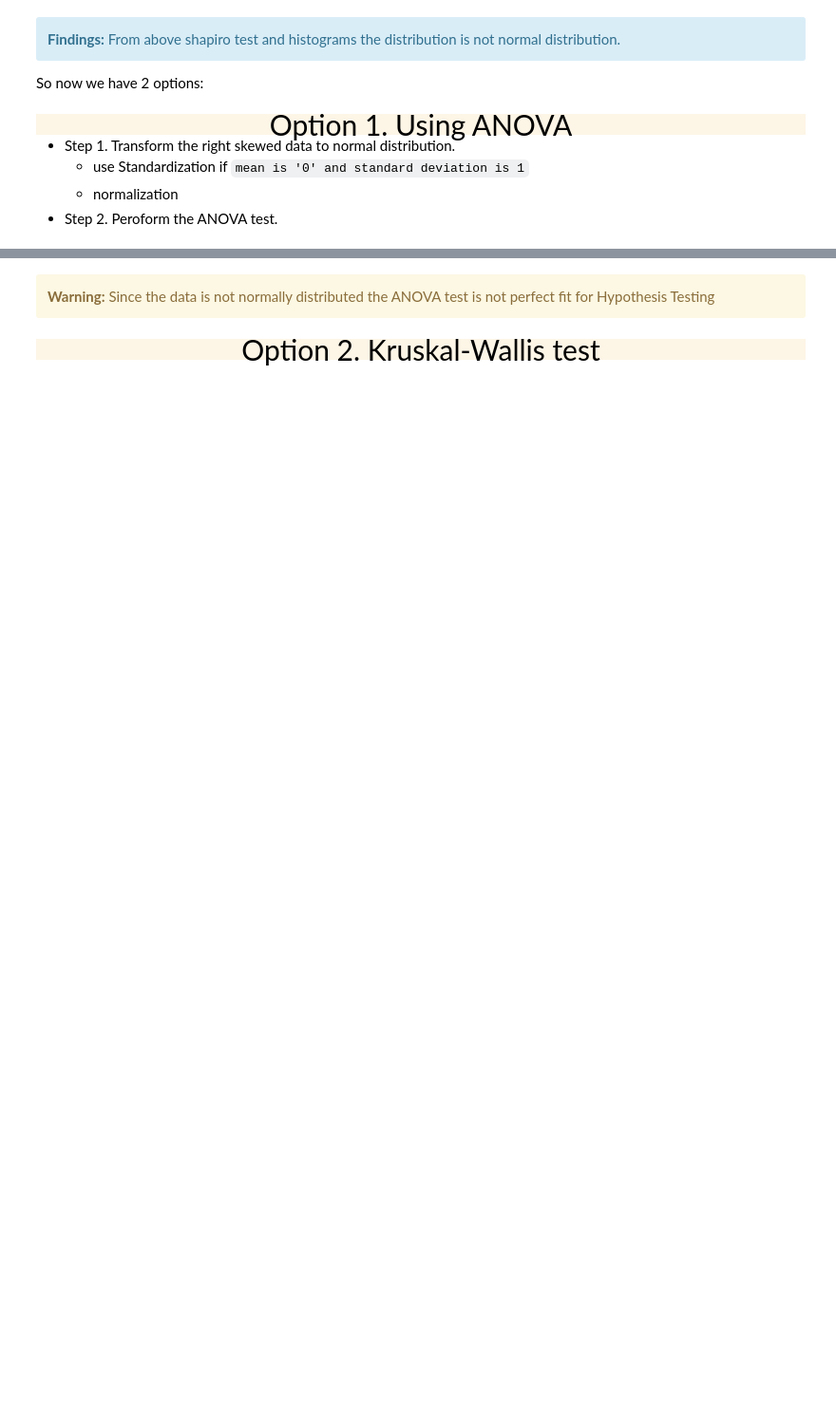
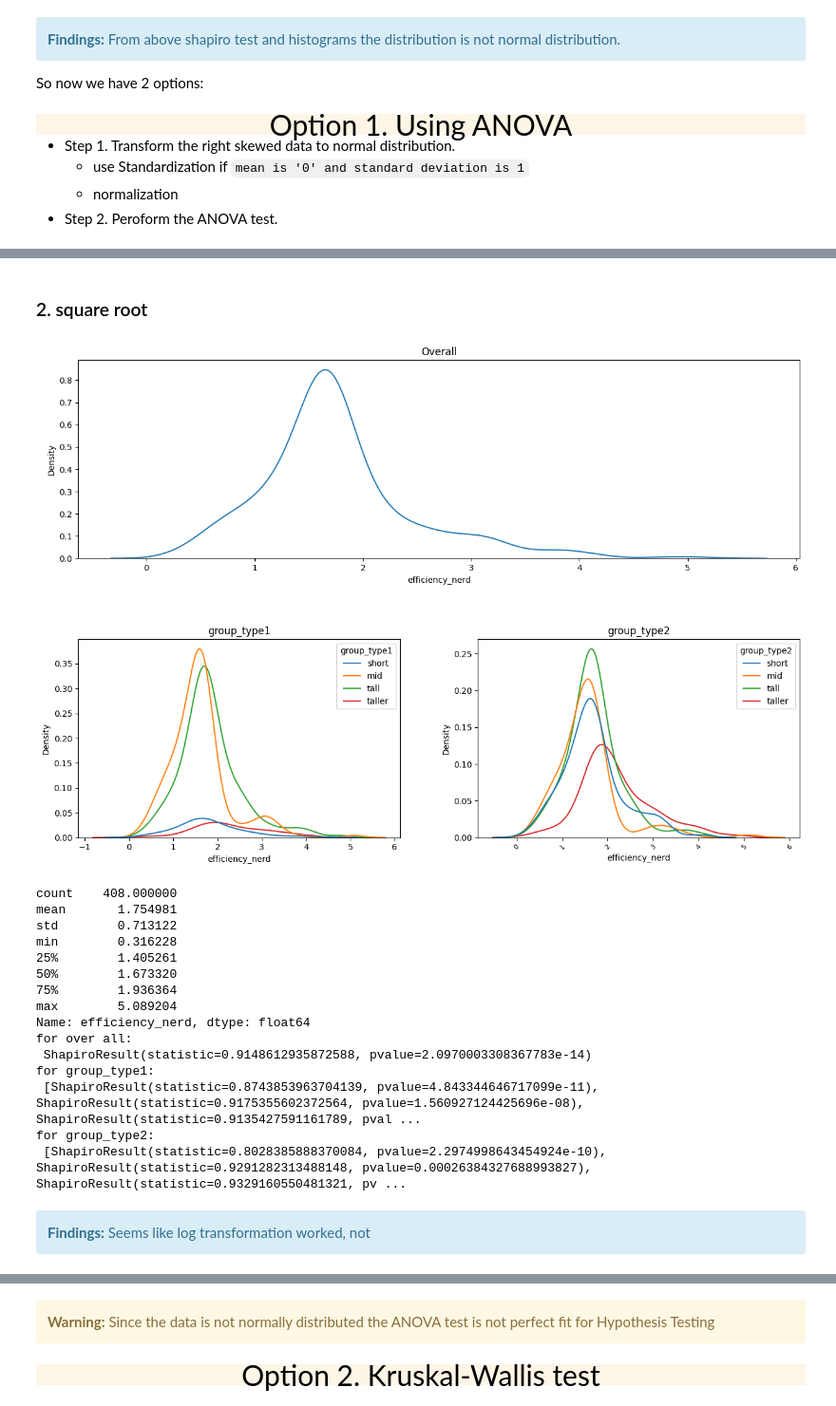
Before and after one commit to manab36/Data-Analysis, a Jupyter notebook: basketball_players_hypothesis_testing.ipynb, the cells around one changed output, grey strips where cells are left out. Shown at 95% size. Cells and saved outputs as stored; diff of their text form; code cells hidden in the pictures; blank space fills up the shorter version.

```diff
--- a/basketball_players_hypothesis_testing.ipynb
+++ b/basketball_players_hypothesis_testing.ipynb
@@ -607,0 +385,49 @@ F_onewayResult(statistic=0.9678721848616909, pvalue=0.41133745105693864)
+# %% [markdown]
+### 2. square root
+# %%
+new_df= anova_df.copy(deep=True)
+
+new_df["efficiency_nerd"]= np.sqrt(new_df["efficiency_nerd"])
+
+fig= plt.figure(figsize=(14,10))
+
+plt.subplot(211).title.set_text('Overall')
+sns.kdeplot(data= new_df, x= "efficiency_nerd")
+
+plt.subplot(223).title.set_text('group_type1')
+sns.kdeplot(data= new_df, x= "efficiency_nerd", hue= "group_type1")
+plt.subplot(224).title.set_text('group_type2')
+sns.kdeplot(data= new_df, x= "efficiency_nerd", hue= "group_type2")
+
+fig.tight_layout(pad=5.0)
+plt.xticks(rotation=45,fontsize=8)
+plt.show()
+
+
+print(new_df["efficiency_nerd"].describe())
+print("for over all: \n", shapiro(new_df["efficiency_nerd"]))
+print("for group_type1:\n", [shapiro(new_df[new_df["group_type1"]== i]["efficiency_nerd"]) for i in new_df["group_type1"].unique()])
+print("for group_type2:\n", [shapiro(new_df[new_df["group_type2"]== i]["efficiency_nerd"]) for i in new_df["group_type2"].unique()])
+
+del(new_df)
+# %% [output]
+[figure, added]
+count    408.000000
+mean       1.754981
+std        0.713122
+min        0.316228
+25%        1.405261
+50%        1.673320
+75%        1.936364
+max        5.089204
+Name: efficiency_nerd, dtype: float64
+for over all:
+ ShapiroResult(statistic=0.9148612935872588, pvalue=2.0970003308367783e-14)
+for group_type1:
+ [ShapiroResult(statistic=0.8743853963704139, pvalue=4.843344646717099e-11), ShapiroResult(statistic=0.9175355602372564, pvalue=1.560927124425696e-08), ShapiroResult(statistic=0.9135427591161789, pval ...
+for group_type2:
+ [ShapiroResult(statistic=0.8028385888370084, pvalue=2.2974998643454924e-10), ShapiroResult(statistic=0.9291282313488148, pvalue=0.00026384327688993827), ShapiroResult(statistic=0.9329160550481321, pv ...
+# %% [markdown]
+<div class="alert alert-block alert-info">
+<b>Findings:</b> Seems like log transformation worked, not
+</div>
```
Also changed, not shown: parts of 49 cells of this notebook, 2 other files.
